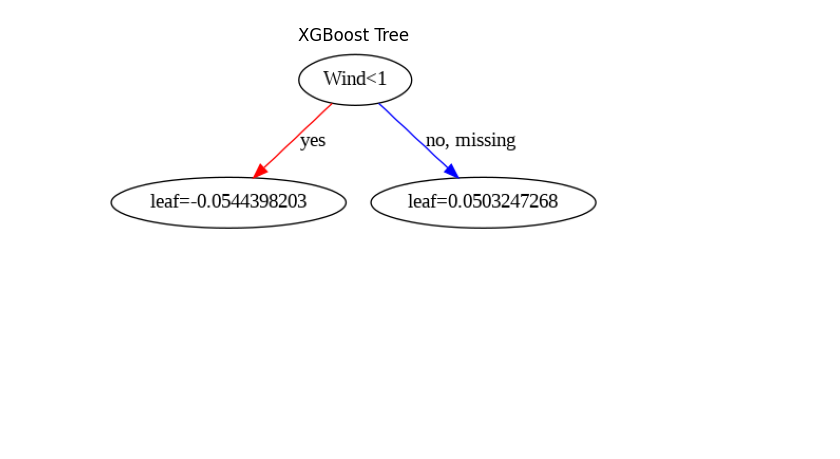
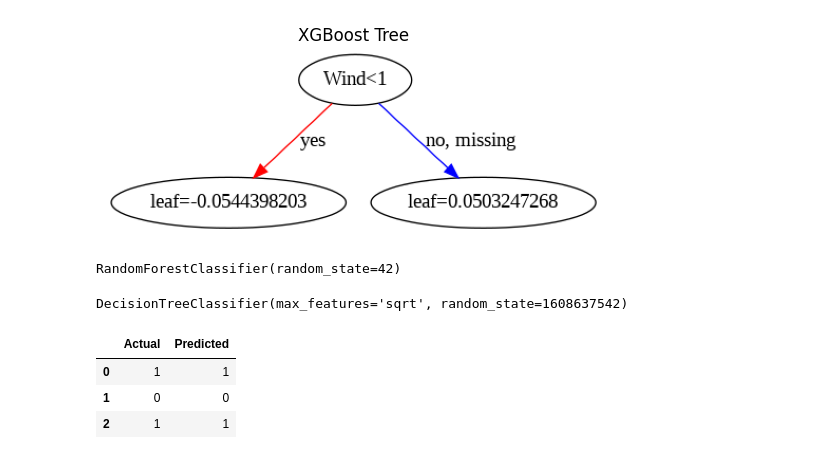
Before and after one commit to TheeratornP/DADS6003, a Jupyter notebook: decisiontree.ipynb, the cells around one changed output. Saved outputs shown, nothing was run; the diff lists cells and outputs as text; code cells hidden in the pictures; blank space fills up the shorter version.

```diff
--- a/decisiontree.ipynb
+++ b/decisiontree.ipynb
@@ -142,0 +179,20 @@ plt.show()
+# %%
+#Train the Model
+model = RandomForestClassifier(n_estimators=100, random_state=42)
+model.fit(X_train, y_train)
+# %% [output]
+RandomForestClassifier(random_state=42)
+# %%
+model.estimators_[0]
+# %% [output]
+DecisionTreeClassifier(max_features='sqrt', random_state=1608637542)
+# %%
+y_pred = model.predict(X_test)
+# %%
+data_rf = pd.DataFrame({'Actual': y_test.values.ravel(), 'Predicted': y_pred})
+data_rf
+# %% [output]
+|  | Actual | Predicted |
+| 0 | 1 | 1 |
+| 1 | 0 | 0 |
+| 2 | 1 | 1 |
```
Also changed, not shown: parts of 13 cells of this notebook.
